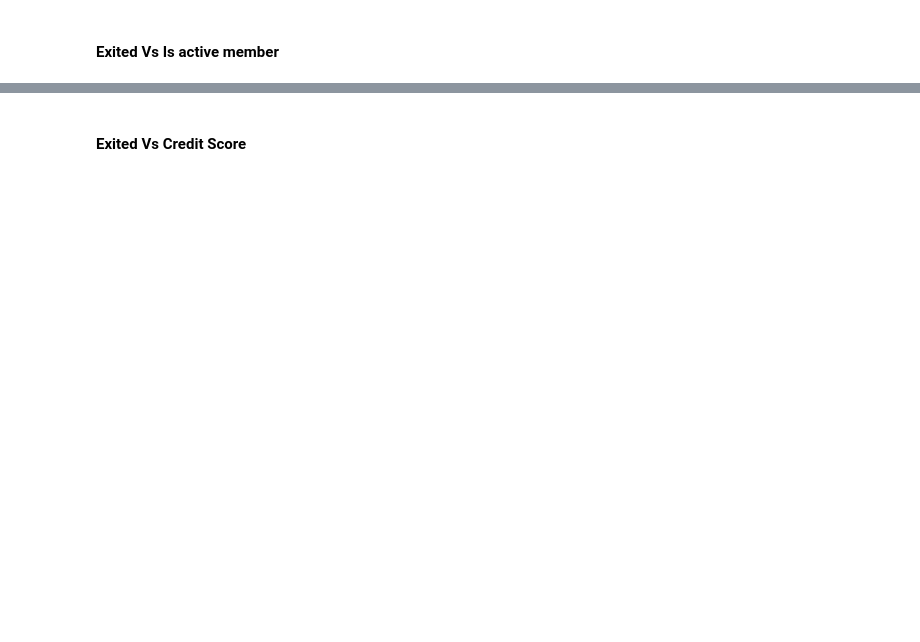
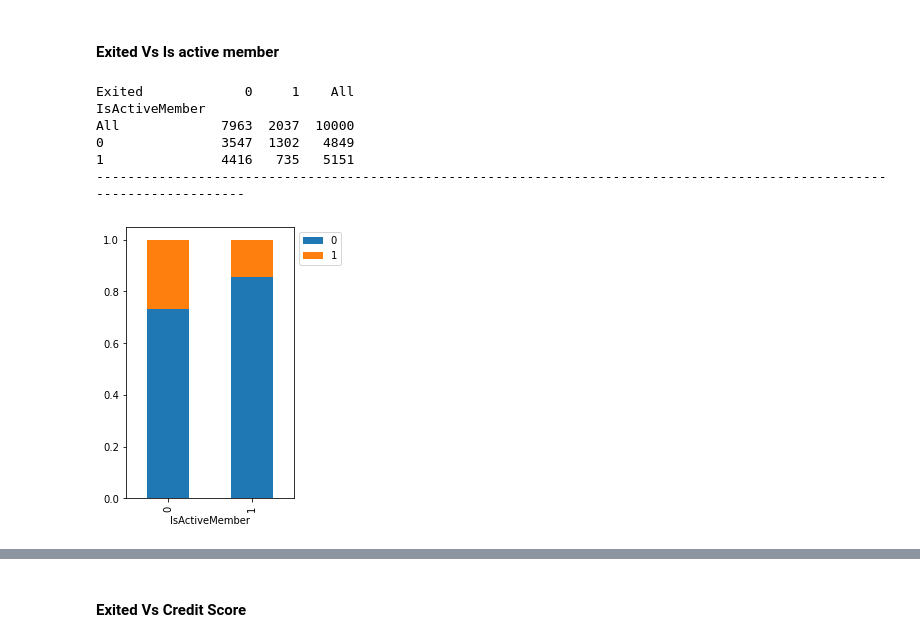
Before and after one commit to FoxHoundOps/PGP-AI-ML, a Jupyter notebook: project5/INN_Learner_Notebook_Full_code_version.ipynb, the cells around one changed output, grey strips where cells are left out. Cells and saved outputs as stored; diff of their text form; code cells hidden in the pictures; blank space fills up the shorter version.

```diff
--- a/project5/INN_Learner_Notebook_Full_code_version.ipynb
+++ b/project5/INN_Learner_Notebook_Full_code_version.ipynb
@@ -524,0 +568,10 @@ stacked_barplot('__________')                   ## Complete the code to plot sta
+# %%
+stacked_barplot(df, 'IsActiveMember', 'Exited')
+# %% [output]
+Exited             0     1    All
+IsActiveMember
+All             7963  2037  10000
+0               3547  1302   4849
+1               4416   735   5151
+------------------------------------------------------------------------------------------------------------------------
+[figure, added]
```
Also changed, not shown: parts of 22 cells of this notebook.
